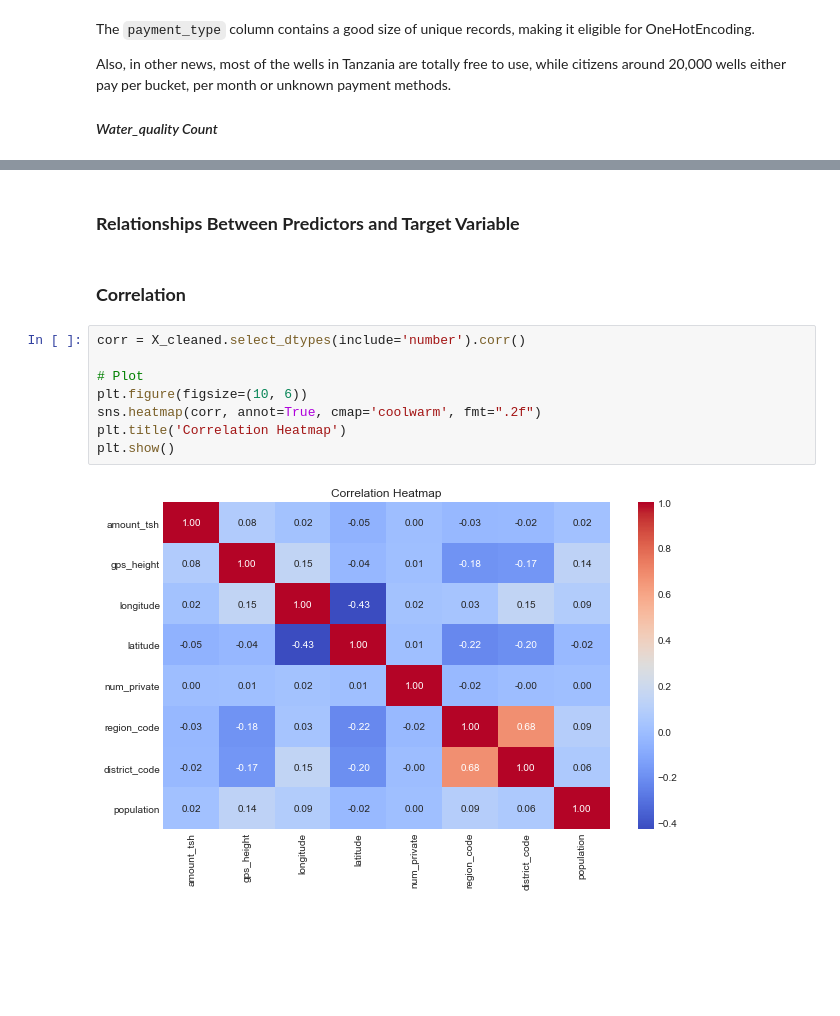
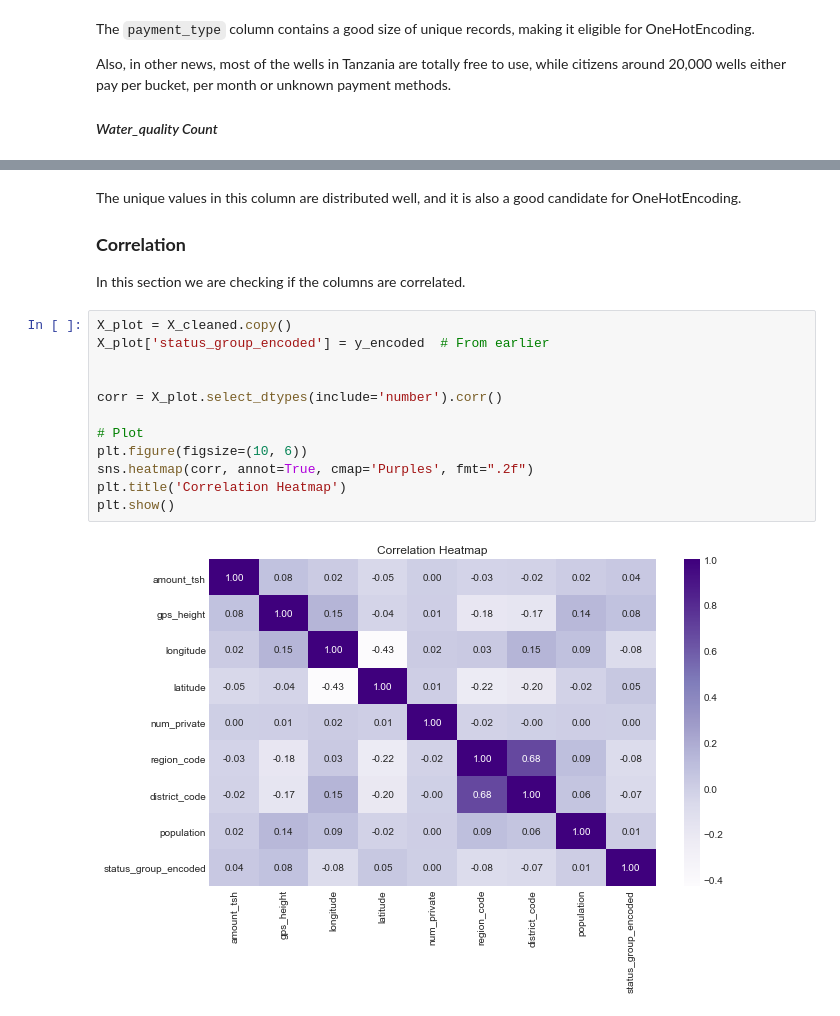
Before and after one commit to Assesa44/Tanzania-Wells-Functionality-Predictions, a Jupyter notebook: Notebooks/wells_analysis.ipynb, the cells around one changed output, grey strips where cells are left out. Cells and saved outputs as stored; diff of their text form; blank space fills up the shorter version.

Commit message:
updates: documented the plots and removed the relationship between predictors and target plots entirely

```diff
--- a/Notebooks/wells_analysis.ipynb
+++ b/Notebooks/wells_analysis.ipynb
@@ -841,14 +866,19 @@ plot.count('basin')
-# %% [markdown]
-### **Relationships Between Predictors and Target Variable**
 # %% [markdown]
+The unique values in this column are distributed well, and it is also a good candidate for OneHotEncoding.
+
 ### **Correlation**
+In this section we are checking if the columns are correlated.
 # %%
-corr = X_cleaned.select_dtypes(include='number').corr()
+X_plot = X_cleaned.copy()
+X_plot['status_group_encoded'] = y_encoded  # From earlier
+
+
+corr = X_plot.select_dtypes(include='number').corr()
 
 # Plot
 plt.figure(figsize=(10, 6))
-sns.heatmap(corr, annot=True, cmap='coolwarm', fmt=".2f")
+sns.heatmap(corr, annot=True, cmap='Purples', fmt=".2f")
 plt.title('Correlation Heatmap')
 plt.show()
 # %% [output]
-[figure, old version]
+[figure, new version]
```
Also changed, not shown: parts of 23 cells of this notebook.
